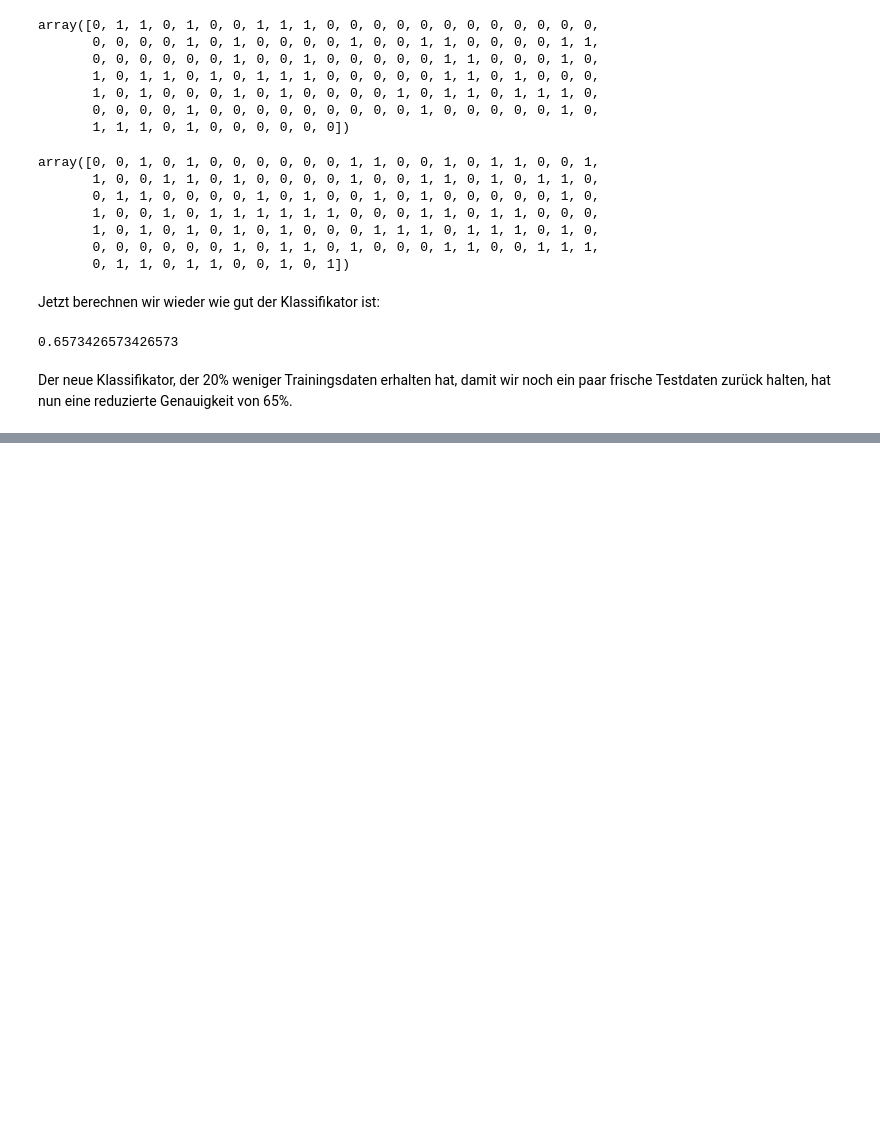
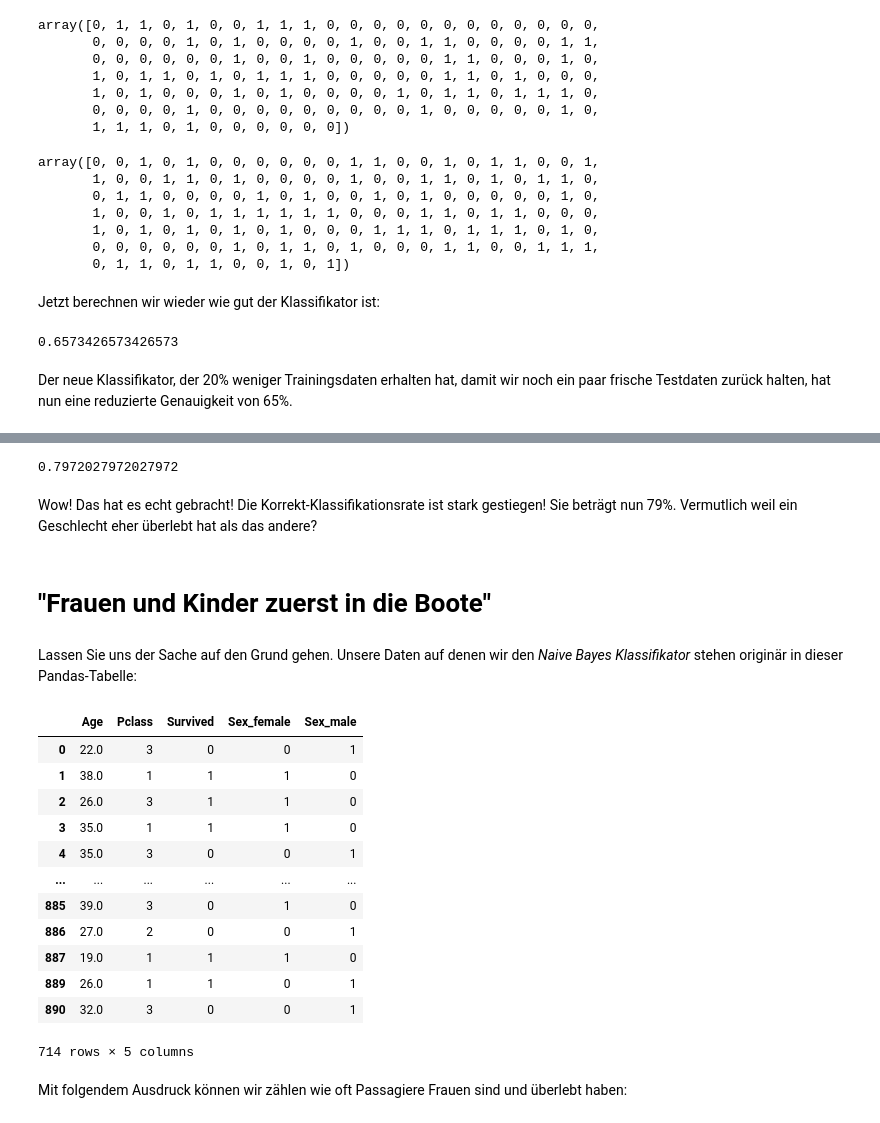
Before and after one commit to juebrauer/book_einstieg_in_ml_mit_scikit-learn, a Jupyter notebook: 02_naive_bayes.ipynb, the cells around one changed output, grey strips where cells are left out. Saved outputs shown, nothing was run; the diff lists cells and outputs as text; code cells hidden in the pictures; blank space fills up the shorter version.

```diff
--- a/02_naive_bayes.ipynb
+++ b/02_naive_bayes.ipynb
@@ -623,0 +719,29 @@ Der neue Klassifikator, der 20% weniger Trainingsdaten erhalten hat, damit wir n
+# %%
+accuracy_score(y_test, y_pred_test)
+# %% [output]
+0.7972027972027972
+# %% [markdown]
+Wow! Das hat es echt gebracht! Die Korrekt-Klassifikationsrate ist stark gestiegen! Sie beträgt nun 79%. Vermutlich weil ein Geschlecht eher überlebt hat als das andere?
+# %% [markdown]
+# "Frauen und Kinder zuerst in die Boote"
+# %% [markdown]
+Lassen Sie uns der Sache auf den Grund gehen. Unsere Daten auf denen wir den *Naive Bayes Klassifikator* stehen originär in dieser Pandas-Tabelle:
+# %%
+d = df_train_small_onehot_nanfiltered
+d
+# %% [output]
+|  | Age | Pclass | Survived | Sex_female | Sex_male |
+| 0 | 22.0 | 3 | 0 | 0 | 1 |
+| 1 | 38.0 | 1 | 1 | 1 | 0 |
+| 2 | 26.0 | 3 | 1 | 1 | 0 |
+| 3 | 35.0 | 1 | 1 | 1 | 0 |
+| 4 | 35.0 | 3 | 0 | 0 | 1 |
+| ... | ... | ... | ... | ... | ... |
+| 885 | 39.0 | 3 | 0 | 1 | 0 |
+| 886 | 27.0 | 2 | 0 | 0 | 1 |
+| 887 | 19.0 | 1 | 1 | 1 | 0 |
+| 889 | 26.0 | 1 | 1 | 0 | 1 |
+| 890 | 32.0 | 3 | 0 | 0 | 1 |
+714 rows × 5 columns
+# %% [markdown]
+Mit folgendem Ausdruck können wir zählen wie oft Passagiere Frauen sind und überlebt haben:
```
Also changed, not shown: parts of 17 cells of this notebook.
